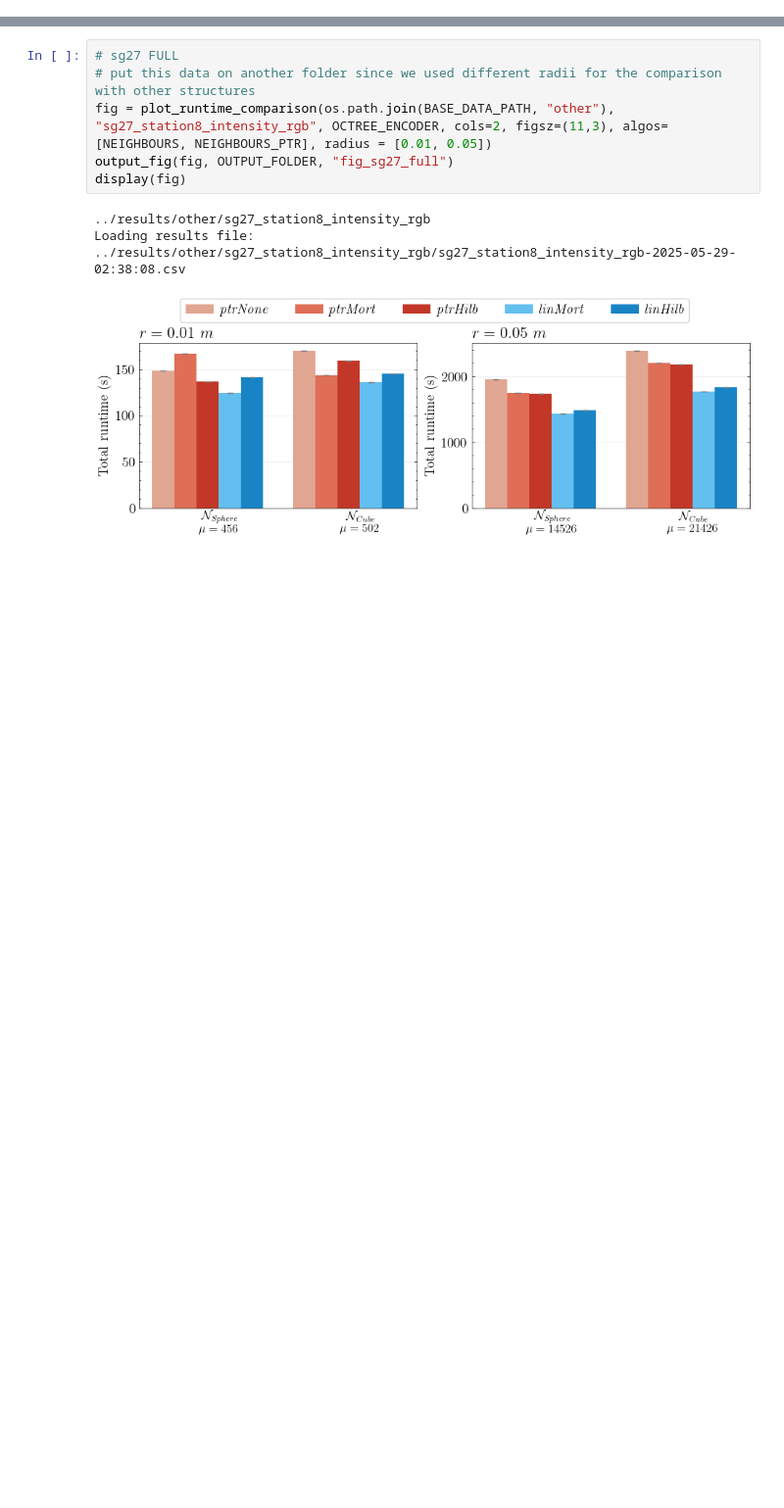
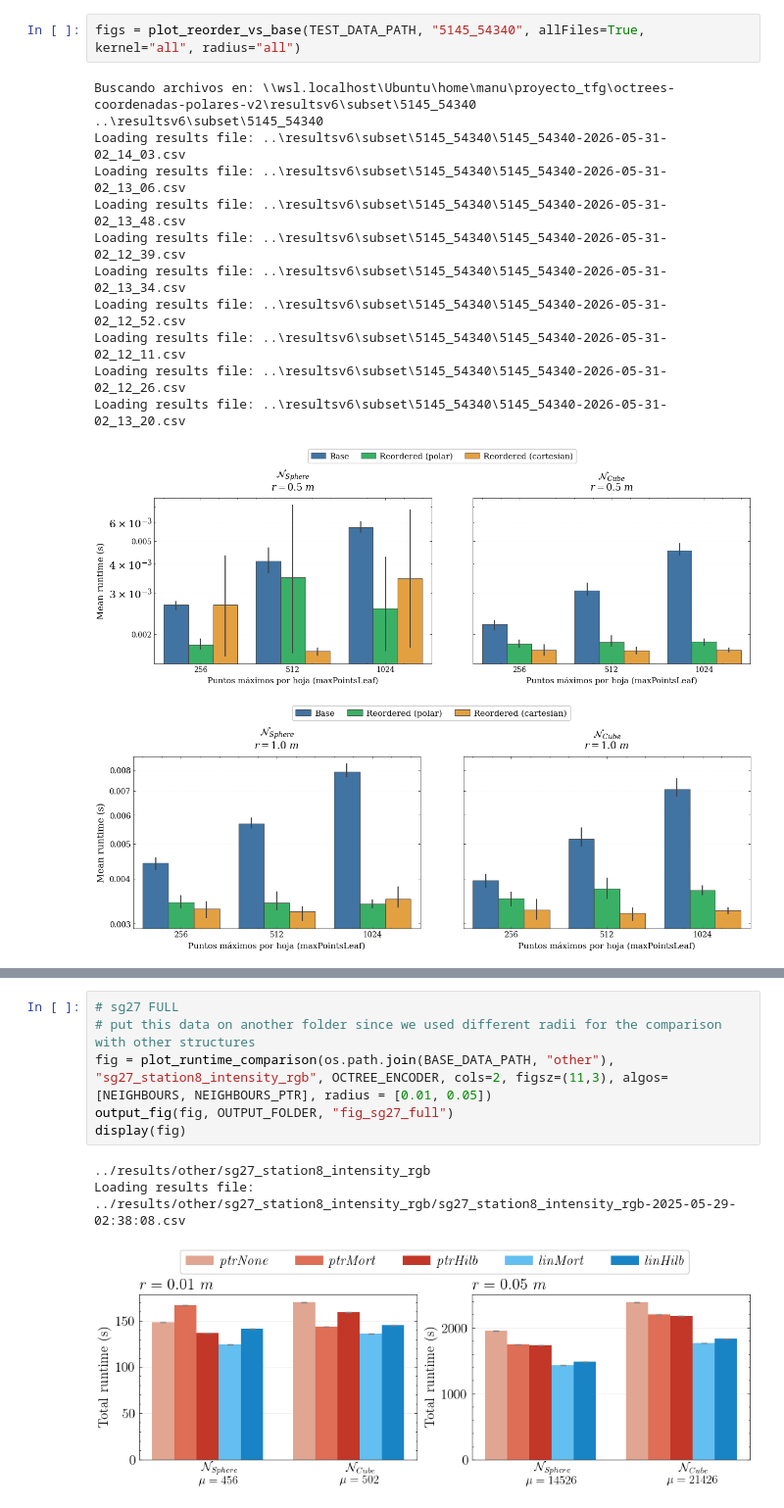
Before and after one commit to manuramazz/octrees-coordenadas-polares-v2, a Jupyter notebook: plots_manu/plots_benchmarks.ipynb, the cells around one changed output, grey strips where cells are left out. Shown at 98% size. Saved outputs shown, nothing was run; the diff lists cells and outputs as text; blank space fills up the shorter version.

```diff
--- a/plots_manu/plots_benchmarks.ipynb
+++ b/plots_manu/plots_benchmarks.ipynb
@@ -43,0 +42,16 @@ Loading results file: ../results/subset/Paris_Luxembourg_6/Paris_Luxembourg_6-20
+# %%
+figs = plot_reorder_vs_base(TEST_DATA_PATH, "5145_54340", allFiles=True, kernel="all", radius="all")
+# %% [output]
+Buscando archivos en: \\wsl.localhost\Ubuntu\home\manu\proyecto_tfg\octrees-coordenadas-polares-v2\resultsv6\subset\5145_54340
+..\resultsv6\subset\5145_54340
+Loading results file: ..\resultsv6\subset\5145_54340\5145_54340-2026-05-31-02_14_03.csv
+Loading results file: ..\resultsv6\subset\5145_54340\5145_54340-2026-05-31-02_13_06.csv
+Loading results file: ..\resultsv6\subset\5145_54340\5145_54340-2026-05-31-02_13_48.csv
+Loading results file: ..\resultsv6\subset\5145_54340\5145_54340-2026-05-31-02_12_39.csv
+Loading results file: ..\resultsv6\subset\5145_54340\5145_54340-2026-05-31-02_13_34.csv
+Loading results file: ..\resultsv6\subset\5145_54340\5145_54340-2026-05-31-02_12_52.csv
+Loading results file: ..\resultsv6\subset\5145_54340\5145_54340-2026-05-31-02_12_11.csv
+Loading results file: ..\resultsv6\subset\5145_54340\5145_54340-2026-05-31-02_12_26.csv
+Loading results file: ..\resultsv6\subset\5145_54340\5145_54340-2026-05-31-02_13_20.csv
+[figure, added]
+[figure, added]
```
Also changed, not shown: parts of 8 cells of this notebook, 7 other files.
